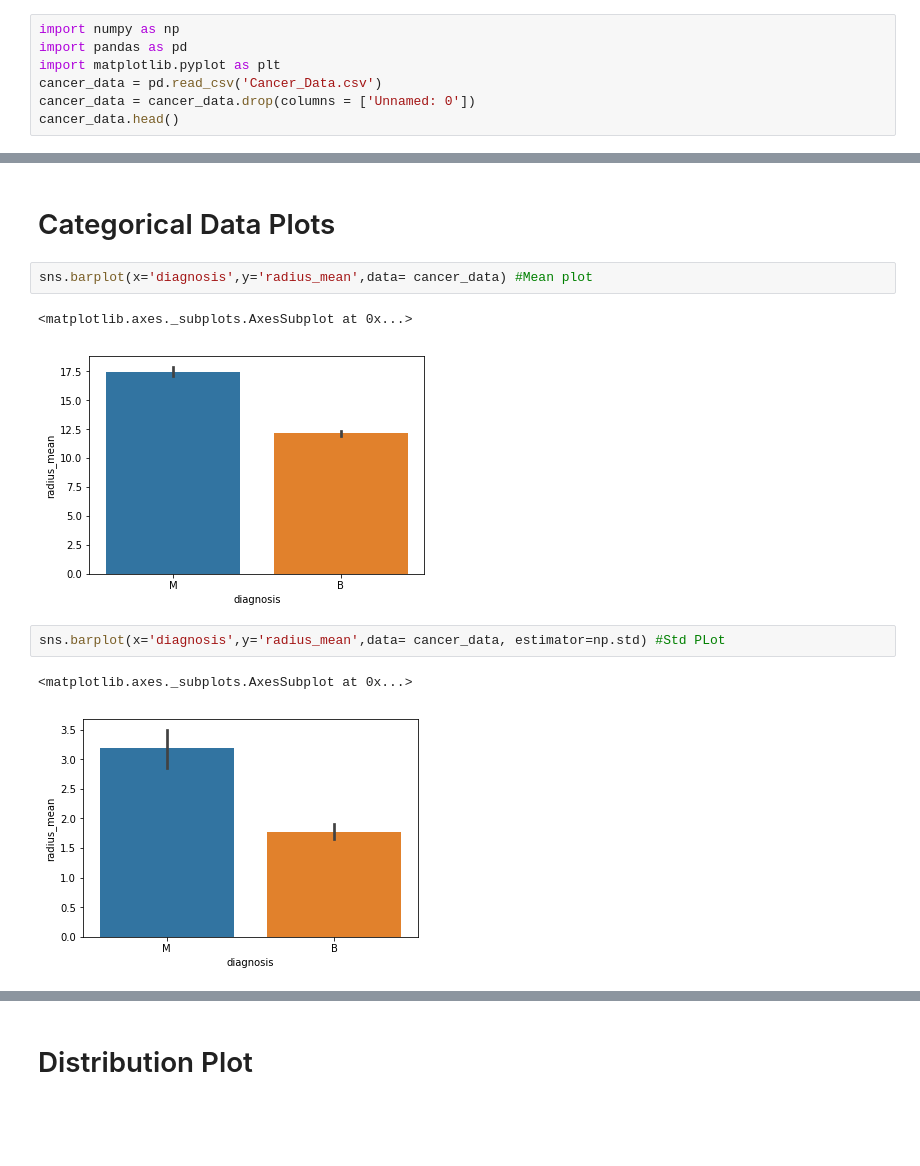
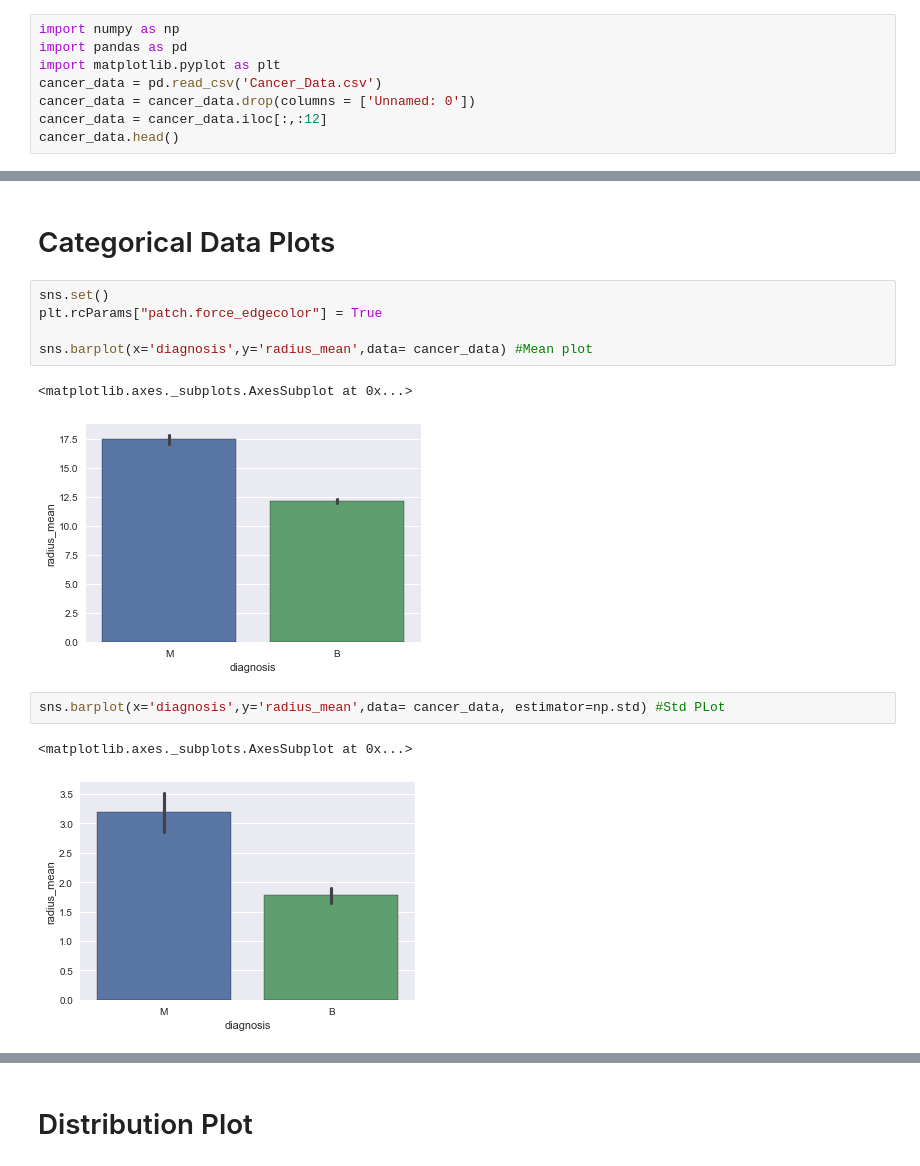
Before and after one commit to tamhuynh92/Machine-Learning-Project, a Jupyter notebook: Breast Cancer Data Visualization with Seaborns.ipynb, the cells around one changed output, grey strips where cells are left out. Cells and saved outputs as stored; diff of their text form; blank space fills up the shorter version.

```diff
--- a/Breast Cancer Data Visualization with Seaborns.ipynb
+++ b/Breast Cancer Data Visualization with Seaborns.ipynb
@@ -4,6 +4,7 @@ import pandas as pd
 import matplotlib.pyplot as plt
 cancer_data = pd.read_csv('Cancer_Data.csv')
 cancer_data = cancer_data.drop(columns = ['Unnamed: 0'])
+cancer_data = cancer_data.iloc[:,:12]
 cancer_data.head()
 # %% [output]
 |  | diagnosis | children | radius_mean | texture_mean | perimeter_mean | area_mean | smoothness_mean | ... |
@@ -19,15 +19,18 @@ import seaborn as sns
 # %% [markdown]
 # Categorical Data Plots
 # %%
+sns.set()
+plt.rcParams["patch.force_edgecolor"] = True
+
 sns.barplot(x='diagnosis',y='radius_mean',data= cancer_data) #Mean plot
 # %% [output]
 <matplotlib.axes._subplots.AxesSubplot at 0x...>
-[figure, old version]
+[figure, new version]
 # %%
 sns.barplot(x='diagnosis',y='radius_mean',data= cancer_data, estimator=np.std) #Std PLot
 # %% [output]
 <matplotlib.axes._subplots.AxesSubplot at 0x...>
-[figure, old version]
+[figure, new version]
 # %%
 sns.countplot(x='diagnosis',data= cancer_data) #Count plot
 # %% [output]
```
Also changed, not shown: parts of 23 cells of this notebook, 4 other files.
